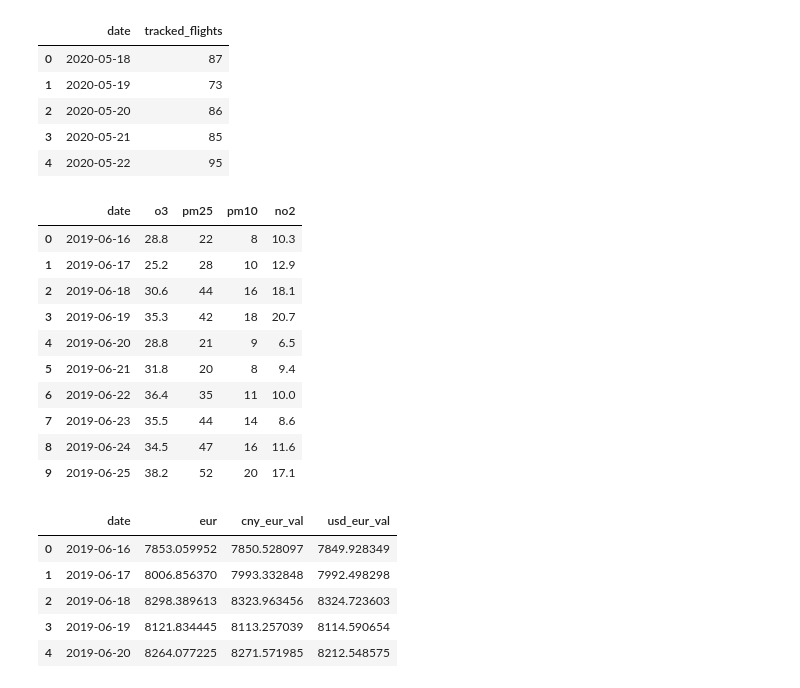
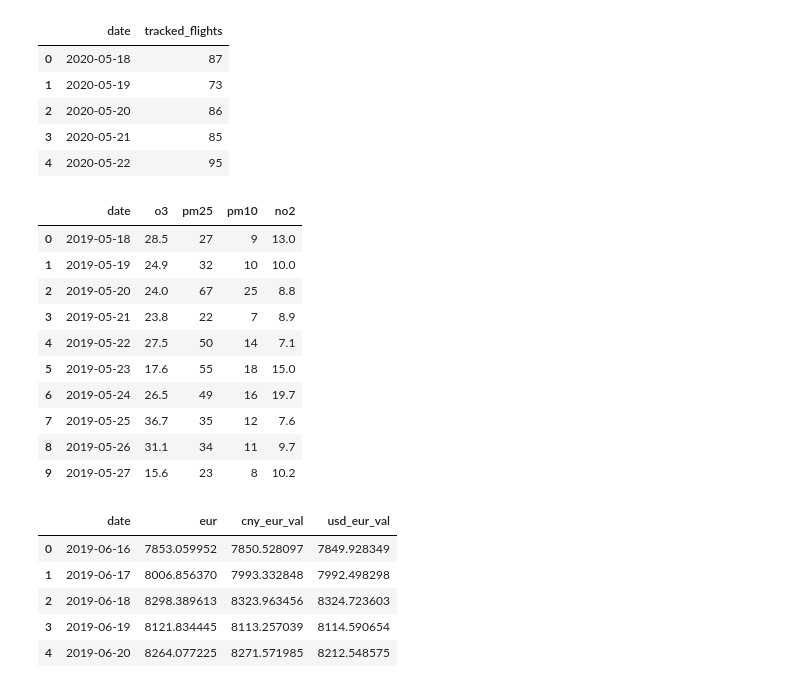
Before and after one commit to MikkiSeidenschnur/data_ber_project_pandas, a Jupyter notebook: modules/analysis_plot_flight_and_pollution_data.ipynb, the cells around one changed output. Cells and saved outputs as stored; diff of their text form; code cells hidden in the pictures.

```diff
--- a/modules/analysis_plot_flight_and_pollution_data.ipynb
+++ b/modules/analysis_plot_flight_and_pollution_data.ipynb
@@ -39,23 +41,23 @@ df_flights_2020.head()
 # %%
 # Importing pollution data from 16-06-2019 to 16-06-2020
 # Using lower() on 'Date'
 
-df_pollution = pd.read_json('../data/clean_pollutiondata.json')
+df_pollution = pd.read_json('../data/clean_pollutiondata_incl_may19.json')
 df_pollution.columns = ['date', 'o3', 'pm25', 'pm10', 'no2']
 
 df_pollution.head(10)
 # %% [output]
 |  | date | o3 | pm25 | pm10 | no2 |
-| 0 | 2019-06-16 | 28.8 | 22 | 8 | 10.3 |
-| 1 | 2019-06-17 | 25.2 | 28 | 10 | 12.9 |
-| 2 | 2019-06-18 | 30.6 | 44 | 16 | 18.1 |
-| 3 | 2019-06-19 | 35.3 | 42 | 18 | 20.7 |
-| 4 | 2019-06-20 | 28.8 | 21 | 9 | 6.5 |
-| 5 | 2019-06-21 | 31.8 | 20 | 8 | 9.4 |
-| 6 | 2019-06-22 | 36.4 | 35 | 11 | 10.0 |
-| 7 | 2019-06-23 | 35.5 | 44 | 14 | 8.6 |
-| 8 | 2019-06-24 | 34.5 | 47 | 16 | 11.6 |
-| 9 | 2019-06-25 | 38.2 | 52 | 20 | 17.1 |
+| 0 | 2019-05-18 | 28.5 | 27 | 9 | 13.0 |
+| 1 | 2019-05-19 | 24.9 | 32 | 10 | 10.0 |
+| 2 | 2019-05-20 | 24.0 | 67 | 25 | 8.8 |
+| 3 | 2019-05-21 | 23.8 | 22 | 7 | 8.9 |
+| 4 | 2019-05-22 | 27.5 | 50 | 14 | 7.1 |
+| 5 | 2019-05-23 | 17.6 | 55 | 18 | 15.0 |
+| 6 | 2019-05-24 | 26.5 | 49 | 16 | 19.7 |
+| 7 | 2019-05-25 | 36.7 | 35 | 12 | 7.6 |
+| 8 | 2019-05-26 | 31.1 | 34 | 11 | 9.7 |
+| 9 | 2019-05-27 | 15.6 | 23 | 8 | 10.2 |
 # %%
 # Importing bitcoin normalised data from 16-06-2019 to 16-06-2020
 
```
Also changed, not shown: parts of 13 cells of this notebook.
